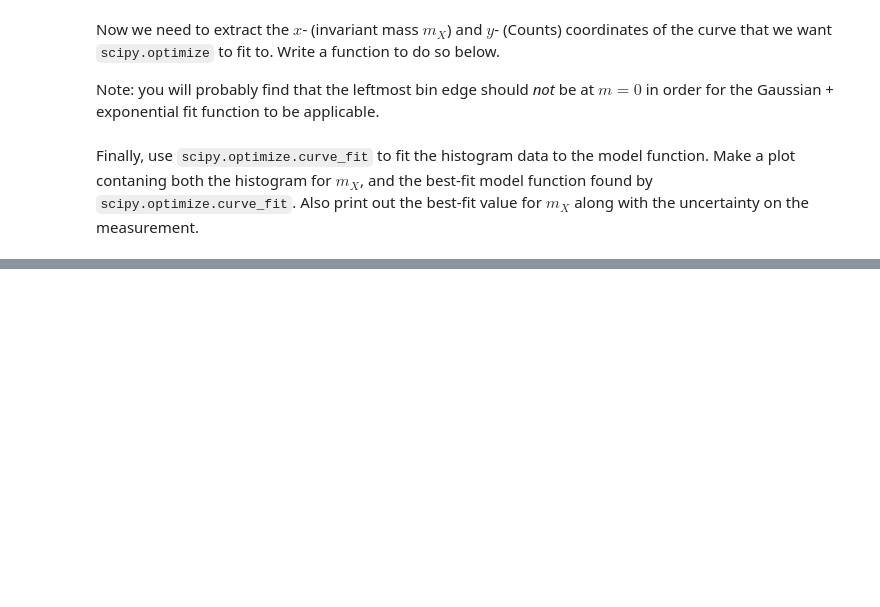
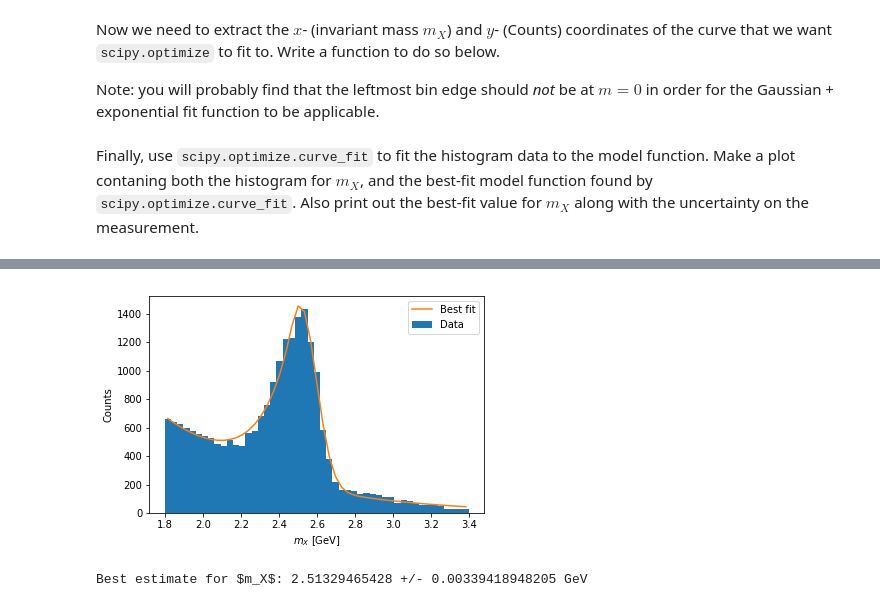
Before and after one commit to GDS-Education-Community-of-Practice/DSECOP, a Jupyter notebook: Searching for New Particle Resonances.ipynb, the cells around one changed output, grey strips where cells are left out. Cells and saved outputs as stored; diff of their text form; code cells hidden in the pictures; blank space fills up the shorter version.

```diff
--- a/Searching for New Particle Resonances.ipynb
+++ b/Searching for New Particle Resonances.ipynb
@@ -386,0 +389,34 @@ Now try a different functional form
+# %%
+def CB(x, mu, sigma, beta, n):
+
+
+    def CB_gaussian(x_loc):
+        return np.exp(-((x_loc-mu)/sigma)**2/2.0)
+
+    def CB_decay(x_loc):
+        return ((n/np.abs(beta))**n)*(np.exp(-beta**2/2))*((n/np.abs(beta))-np.abs(beta)-((x_loc-mu)/sigma))**(-n)
+
+    x = np.array([CB_gaussian(x_loc) if ((x_loc-mu)/sigma) > -beta else CB_decay(x_loc) for x_loc in x ])
+
+    return x
+
+def model_fit_CB(x, mu, sigma, beta, n, a, N_sig, N_bkg):
+     return N_sig*CB(x, mu, sigma, beta, n) + N_bkg*exponential(x, a)
+# %%
+p0 = [2.5, .05, 2.2, 2, 1, 1000, 1000]
+
+popt, pcov = curve_fit(model_fit_CB, x_data, y_data, p0 = p0)
+errors = np.sqrt(np.diag(pcov))
+
+plt.figure()
+plt.hist(all_mX, bins = mX_bins_adj, label = "Data")
+plt.plot(x_data, model_fit_CB(x_data, *popt), label = "Best fit")
+plt.xlabel("$m_X$ [GeV]")
+plt.ylabel("Counts")
+plt.legend()
+plt.show()
+
+print("Best estimate for $m_X$:", popt[0], "+/-", errors[0], "GeV")
+# %% [output]
+[figure, added]
+Best estimate for $m_X$: 2.51329465428 +/- 0.00339418948205 GeV
```
Also changed, not shown: parts of 3 cells of this notebook.
